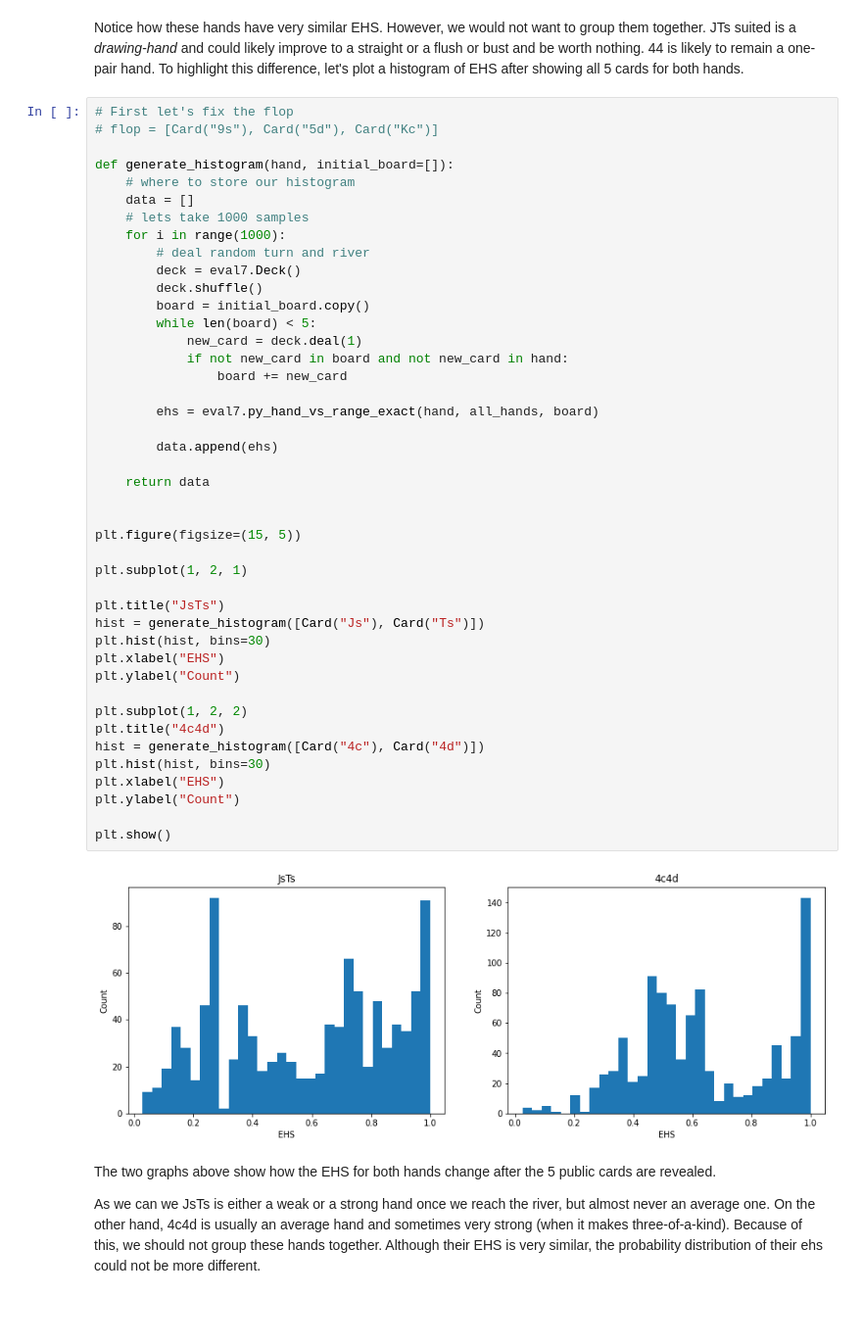
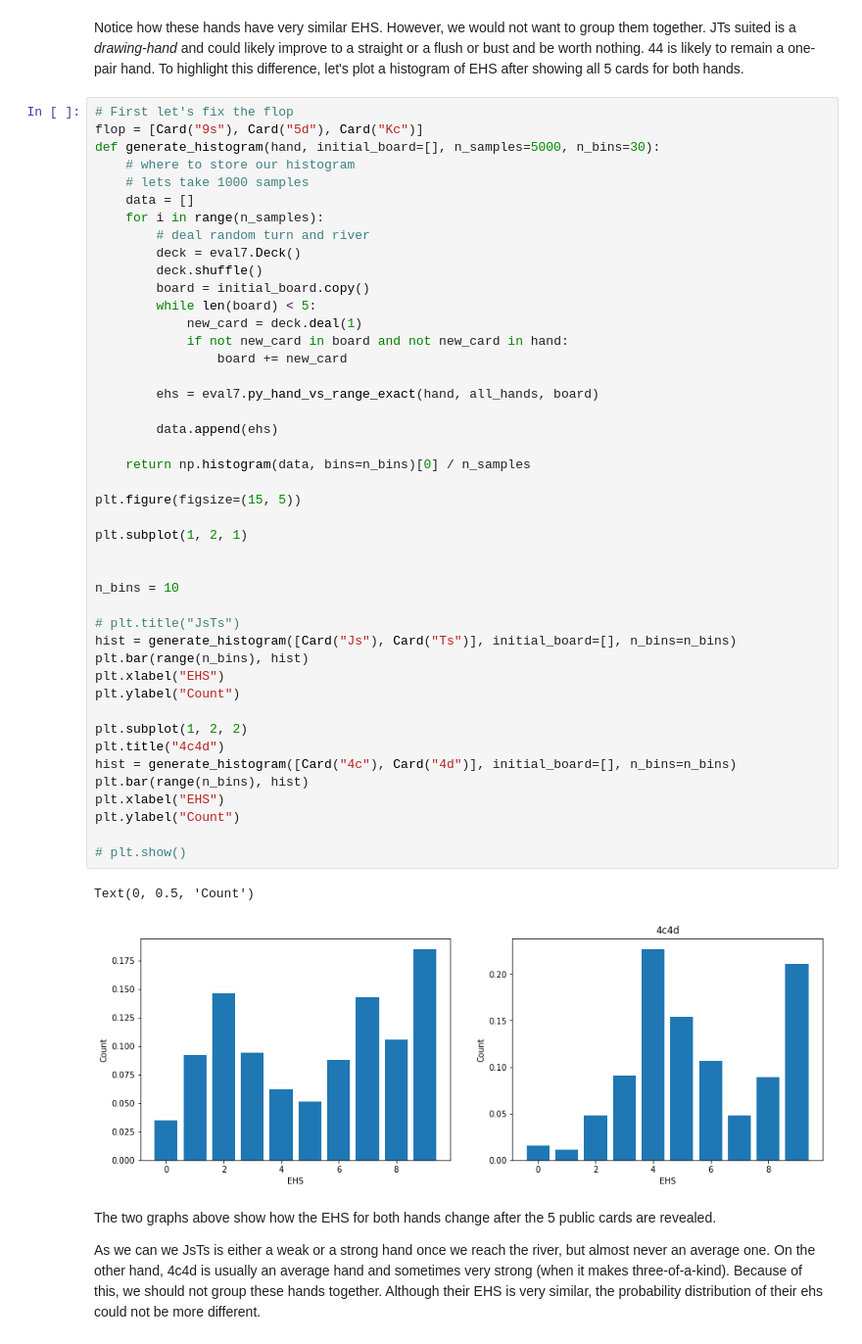
Before and after one commit to kmurf1999/CSE485PokerSolver, a Jupyter notebook: notebooks/Abstractions.ipynb, the cells around one changed output. Shown at 98% size. Saved outputs shown, nothing was run; the diff lists cells and outputs as text; blank space fills up the shorter version.

```diff
--- a/notebooks/Abstractions.ipynb
+++ b/notebooks/Abstractions.ipynb
@@ -47,49 +47,51 @@ EHS(4c4d) =  0.566100001335144
 Notice how these hands have very similar EHS.  However, we would not want to group them together.  JTs suited is a *drawing-hand* and could likely improve to a straight or a flush or bust and be worth nothing.  44 is likely to remain a one-pair hand.  To highlight this difference, let's plot a histogram of EHS after showing all 5 cards for both hands.
 # %%
 # First let's fix the flop
-# flop = [Card("9s"), Card("5d"), Card("Kc")]
-
-def generate_histogram(hand, initial_board=[]):
+flop = [Card("9s"), Card("5d"), Card("Kc")]
+def generate_histogram(hand, initial_board=[], n_samples=5000, n_bins=30):
     # where to store our histogram
+    # lets take 1000 samples
     data = []
-    # lets take 1000 samples
-    for i in range(1000):
+    for i in range(n_samples):
         # deal random turn and river
         deck = eval7.Deck()
         deck.shuffle()
         board = initial_board.copy()
         while len(board) < 5:
             new_card = deck.deal(1)
             if not new_card in board and not new_card in hand:
                 board += new_card
 
         ehs = eval7.py_hand_vs_range_exact(hand, all_hands, board)
 
         data.append(ehs)
 
-    return data
-
+    return np.histogram(data, bins=n_bins)[0] / n_samples
 
 plt.figure(figsize=(15, 5))
 
 plt.subplot(1, 2, 1)
 
-plt.title("JsTs")
-hist = generate_histogram([Card("Js"), Card("Ts")])
-plt.hist(hist, bins=30)
+
+n_bins = 10
+
+# plt.title("JsTs")
+hist = generate_histogram([Card("Js"), Card("Ts")], initial_board=[], n_bins=n_bins)
+plt.bar(range(n_bins), hist)
 plt.xlabel("EHS")
 plt.ylabel("Count")
 
 plt.subplot(1, 2, 2)
 plt.title("4c4d")
-hist = generate_histogram([Card("4c"), Card("4d")])
-plt.hist(hist, bins=30)
+hist = generate_histogram([Card("4c"), Card("4d")], initial_board=[], n_bins=n_bins)
+plt.bar(range(n_bins), hist)
 plt.xlabel("EHS")
 plt.ylabel("Count")
 
-plt.show()
+# plt.show()
 # %% [output]
+Text(0, 0.5, 'Count')
-[figure, old version]
+[figure, new version]
 # %% [markdown]
 The two graphs above show how the EHS for both hands change after the 5 public cards are revealed.
 
```
Also changed, not shown: parts of 7 cells of this notebook, 10 other files.
